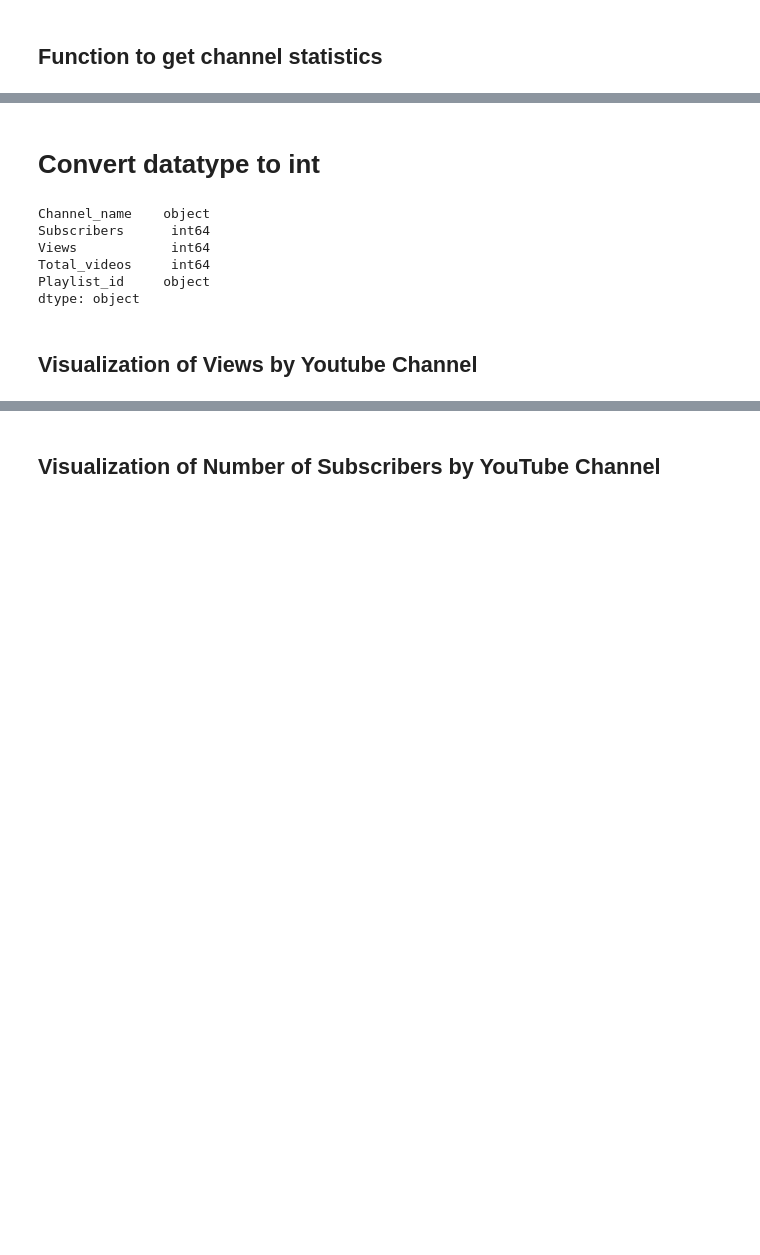
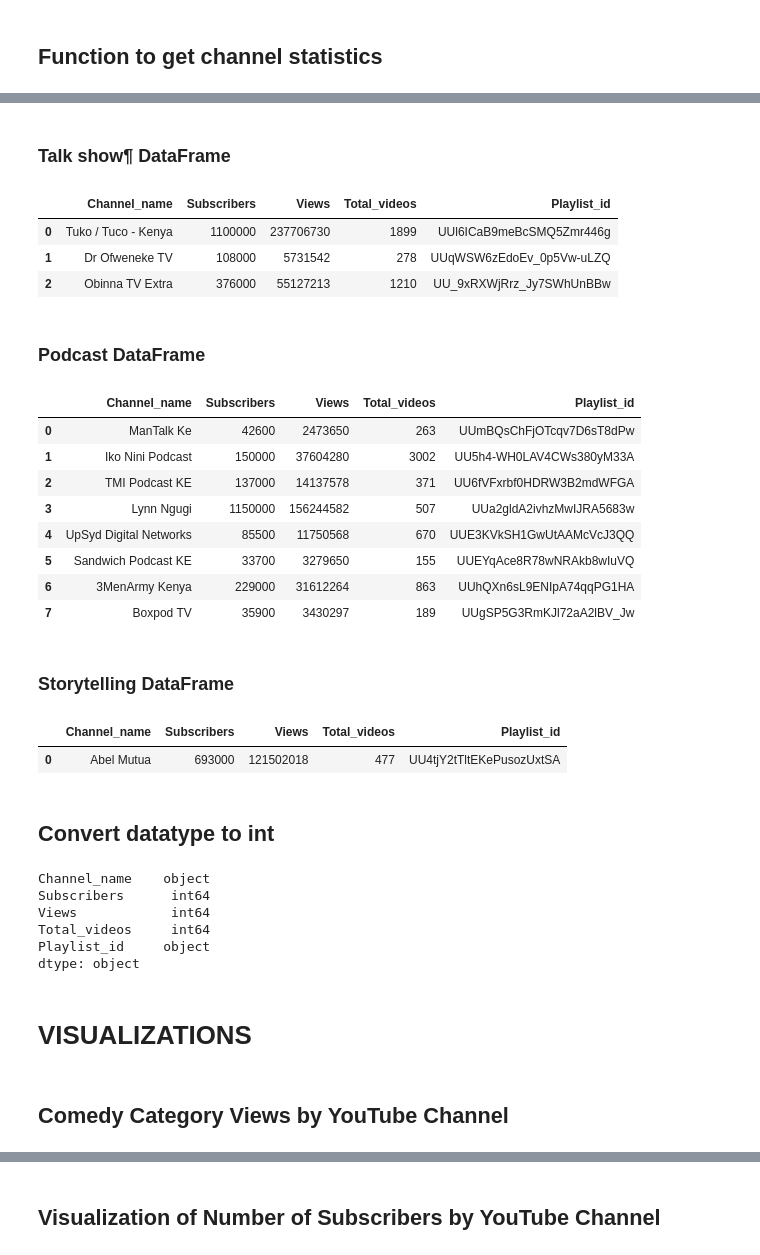
Before and after one commit to The-alpha-male/Kenya-YouTube-Analysis-Using-YouTube-API, a Jupyter notebook: Category_analysis.ipynb, the cells around one changed output, grey strips where cells are left out. Cells and saved outputs as stored; diff of their text form; code cells hidden in the pictures; blank space fills up the shorter version.

```diff
--- a/Category_analysis.ipynb
+++ b/Category_analysis.ipynb
@@ -68,3 +196,39 @@ channel_data
+# %% [markdown]
+### Talk show¶ DataFrame
+# %%
+talkshow_channel_stats = get_channel_stats(youtube_talkshow, talkshow_channel_ids)
+talkshow_channel_data = pd.DataFrame(talkshow_channel_stats)
+talkshow_channel_data
+# %% [output]
+|  | Channel_name | Subscribers | Views | Total_videos | Playlist_id |
+| 0 | Tuko / Tuco - Kenya | 1100000 | 237706730 | 1899 | UUl6ICaB9meBcSMQ5Zmr446g |
+| 1 | Dr Ofweneke TV | 108000 | 5731542 | 278 | UUqWSW6zEdoEv_0p5Vw-uLZQ |
+| 2 | Obinna TV Extra | 376000 | 55127213 | 1210 | UU_9xRXWjRrz_Jy7SWhUnBBw |
+# %% [markdown]
+### Podcast DataFrame
+# %%
+podcast_channel_stats = get_channel_stats(youtube_podcast, podcast_channel_ids)
+podcast_channel_data = pd.DataFrame(podcast_channel_stats)
+podcast_channel_data
+# %% [output]
+|  | Channel_name | Subscribers | Views | Total_videos | Playlist_id |
+| 0 | ManTalk Ke | 42600 | 2473650 | 263 | UUmBQsChFjOTcqv7D6sT8dPw |
+| 1 | Iko Nini Podcast | 150000 | 37604280 | 3002 | UU5h4-WH0LAV4CWs380yM33A |
+| 2 | TMI Podcast KE | 137000 | 14137578 | 371 | UU6fVFxrbf0HDRW3B2mdWFGA |
+| 3 | Lynn Ngugi | 1150000 | 156244582 | 507 | UUa2gldA2ivhzMwIJRA5683w |
+| 4 | UpSyd Digital Networks | 85500 | 11750568 | 670 | UUE3KVkSH1GwUtAAMcVcJ3QQ |
+| 5 | Sandwich Podcast KE | 33700 | 3279650 | 155 | UUEYqAce8R78wNRAkb8wIuVQ |
+| 6 | 3MenArmy Kenya | 229000 | 31612264 | 863 | UUhQXn6sL9ENIpA74qqPG1HA |
+| 7 | Boxpod TV | 35900 | 3430297 | 189 | UUgSP5G3RmKJl72aA2lBV_Jw |
+# %% [markdown]
+### Storytelling DataFrame
+# %%
+story_telling_channel_stats = get_channel_stats(youtube_story_telling, story_telling_channel_ids)
+story_telling_channel_data = pd.DataFrame(story_telling_channel_stats)
+story_telling_channel_data
+# %% [output]
+|  | Channel_name | Subscribers | Views | Total_videos | Playlist_id |
+| 0 | Abel Mutua | 693000 | 121502018 | 477 | UU4tjY2tTltEKePusozUxtSA |
 # %% [markdown]
-# Convert datatype to int
+## Convert datatype to int
 # %%
@@ -80,8 +266,10 @@ Views            int64
 Total_videos     int64
 Playlist_id     object
 dtype: object
+# %% [markdown]
+# VISUALIZATIONS
 # %% [markdown]
-## Visualization of Views by Youtube Channel
+## Comedy Category Views by YouTube Channel
 # %%
 # Set figure size and style
 sns.set(style="whitegrid", rc={'figure.figsize':(12, 8)})
```
Also changed, not shown: parts of 20 cells of this notebook, 3 other files.
